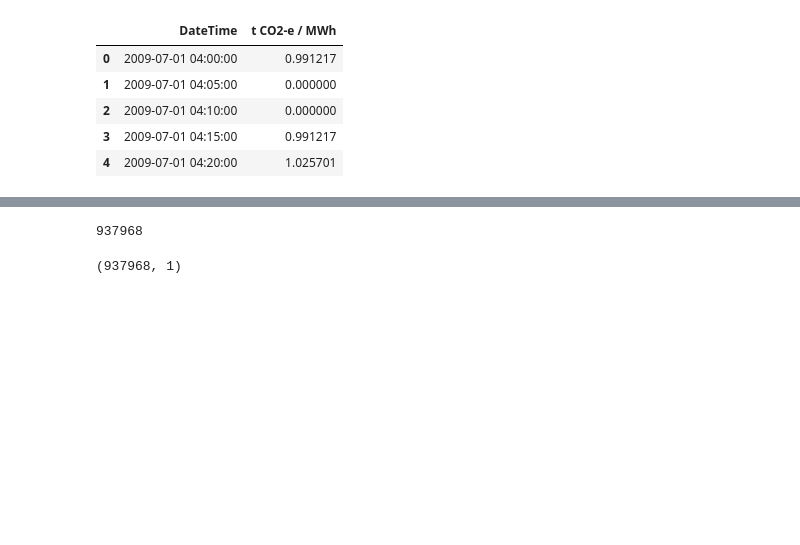
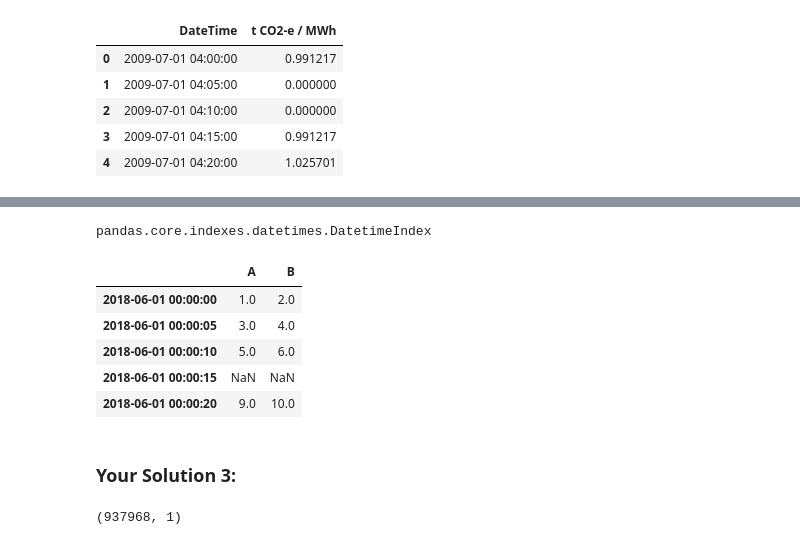
Before and after one commit to bkubsch/time_series, a Jupyter notebook: notebooks/lecture_1.ipynb, the cells around one changed output, grey strips where cells are left out. Drawn from its saved outputs; the diff is of its cells as text; code cells hidden in the pictures; blank space fills up the shorter version.

```diff
--- a/notebooks/lecture_1.ipynb
+++ b/notebooks/lecture_1.ipynb
@@ -158,0 +198,9 @@ def correct_timedelta(df, time_diff):
+# %%
+#let's create an arbitrary dataframe
+df_example = pd.DataFrame(data=[[1, 2], [3, 4], [5, 6], [9, 10]],
+                          index=[dt.datetime(2018,6,1,0,0,0),
+                                dt.datetime(2018,6,1,0,0,5),
+                                dt.datetime(2018,6,1,0,0,10),
+                                dt.datetime(2018,6,1,0,0,20)],
+                          columns=['A', 'B'])
+df_example
@@ -159,9 +213,24 @@ def correct_timedelta(df, time_diff):
+# %%
+#let's use the pandas.date_range method to create a new index
+new_index = pd.date_range(start=dt.datetime(2018,6,1,0,0,0), end=dt.datetime(2018,6,1,0,0,20), periods=5)
+type(new_index)
+# %% [output]
+pandas.core.indexes.datetimes.DatetimeIndex
+# %%
+#let's EXTEND the original index with our newly created DateTimeIndex; why do the NaN values occur?
+df_example = df_example.reindex(new_index)
+df_example
+# %% [output]
+|  | A | B |
+| 2018-06-01 00:00:00 | 1.0 | 2.0 |
+| 2018-06-01 00:00:05 | 3.0 | 4.0 |
+| 2018-06-01 00:00:10 | 5.0 | 6.0 |
+| 2018-06-01 00:00:15 | NaN | NaN |
+| 2018-06-01 00:00:20 | 9.0 | 10.0 |
+# %% [markdown]
+### __Your Solution 3:__
 # %%
 #hypothetical number of 5min intervals given the max and min values of the df time range
-new_time_range = pd.date_range(start=df.index.min(), end=df.index.max(), freq="5min")
-len(new_time_range)
-# %% [output]
-937968
 # %%
 df_new = df.reindex(new_time_range)
 df_new.shape
```
Also changed, not shown: parts of 74 cells of this notebook, 6 other files.
